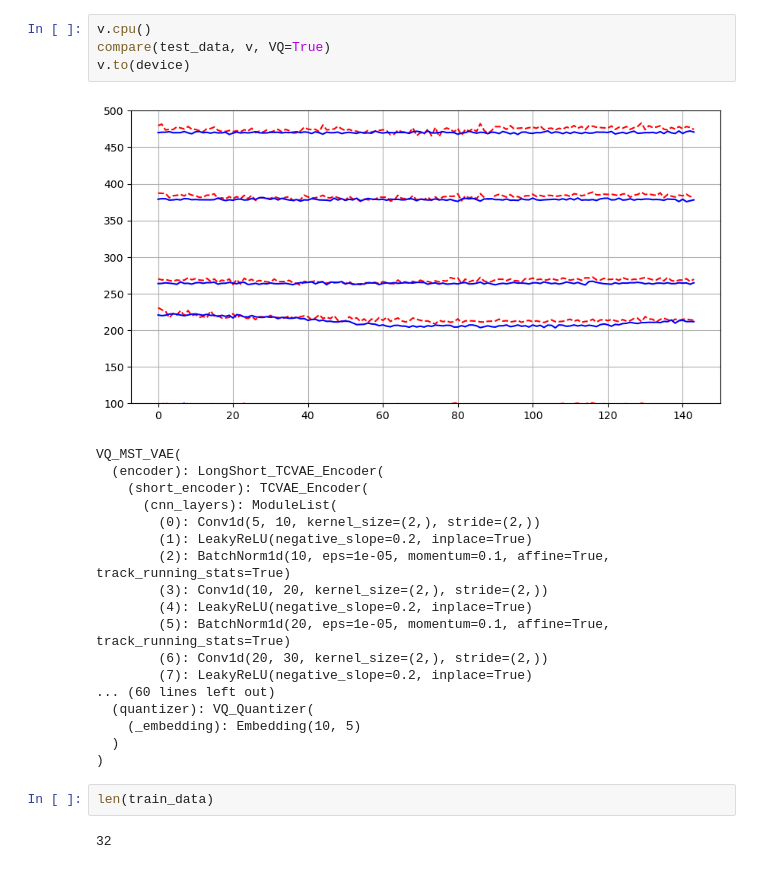
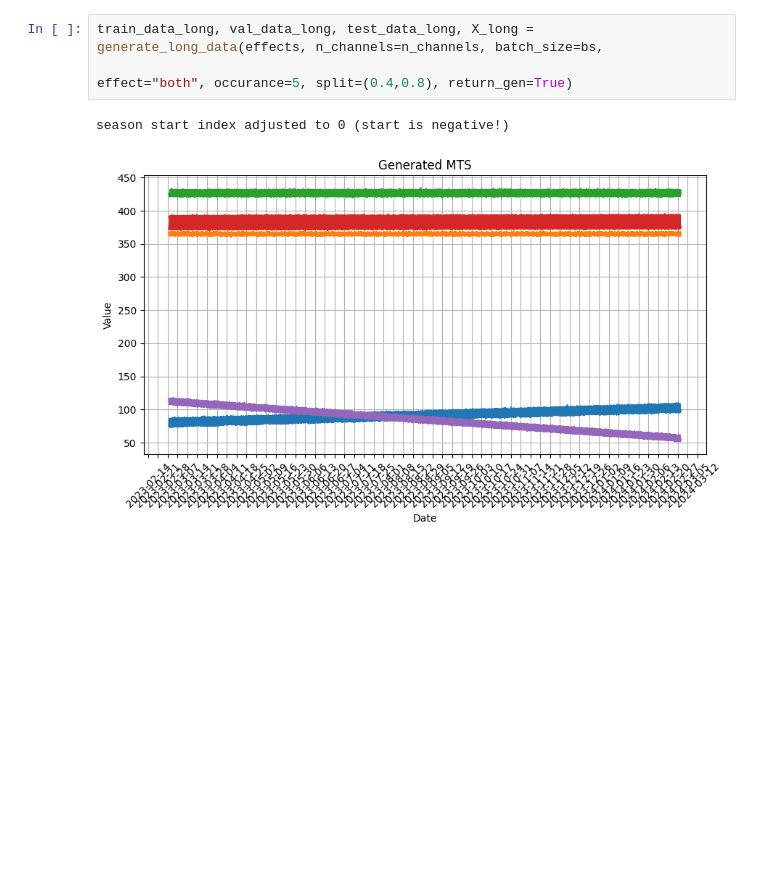
Before and after one commit to AnisKadri/VAE, a Jupyter notebook: Untitled2.ipynb, the cells around one changed output. Drawn from its saved outputs; the diff is of its cells as text; blank space fills up the shorter version.

```diff
--- a/Untitled2.ipynb
+++ b/Untitled2.ipynb
@@ -644,27 +67,6 @@ def compare(dataset, model, VQ=True):
-# %%
-v.cpu()
-compare(test_data, v, VQ=True)
-v.to(device)
-# %% [output]
-[figure, removed]
-VQ_MST_VAE(
-  (encoder): LongShort_TCVAE_Encoder(
-    (short_encoder): TCVAE_Encoder(
-      (cnn_layers): ModuleList(
-        (0): Conv1d(5, 10, kernel_size=(2,), stride=(2,))
-        (1): LeakyReLU(negative_slope=0.2, inplace=True)
-        (2): BatchNorm1d(10, eps=1e-05, momentum=0.1, affine=True, track_running_stats=True)
-        (3): Conv1d(10, 20, kernel_size=(2,), stride=(2,))
-        (4): LeakyReLU(negative_slope=0.2, inplace=True)
-        (5): BatchNorm1d(20, eps=1e-05, momentum=0.1, affine=True, track_running_stats=True)
-        (6): Conv1d(20, 30, kernel_size=(2,), stride=(2,))
-        (7): LeakyReLU(negative_slope=0.2, inplace=True)
-... (60 lines left out)
-  (quantizer): VQ_Quantizer(
-    (_embedding): Embedding(10, 5)
-  )
-)
-# %%
-len(train_data)
-# %% [output]
-32
+# %%
+train_data_long, val_data_long, test_data_long, X_long = generate_long_data(effects, n_channels=n_channels, batch_size=bs,
+                                                                    effect="both", occurance=5, split=(0.4,0.8), return_gen=True)
+# %% [output]
+season start index adjusted to 0 (start is negative!)
+[figure, added]
```
Also changed, not shown: parts of 12 cells of this notebook, 6 other files.
